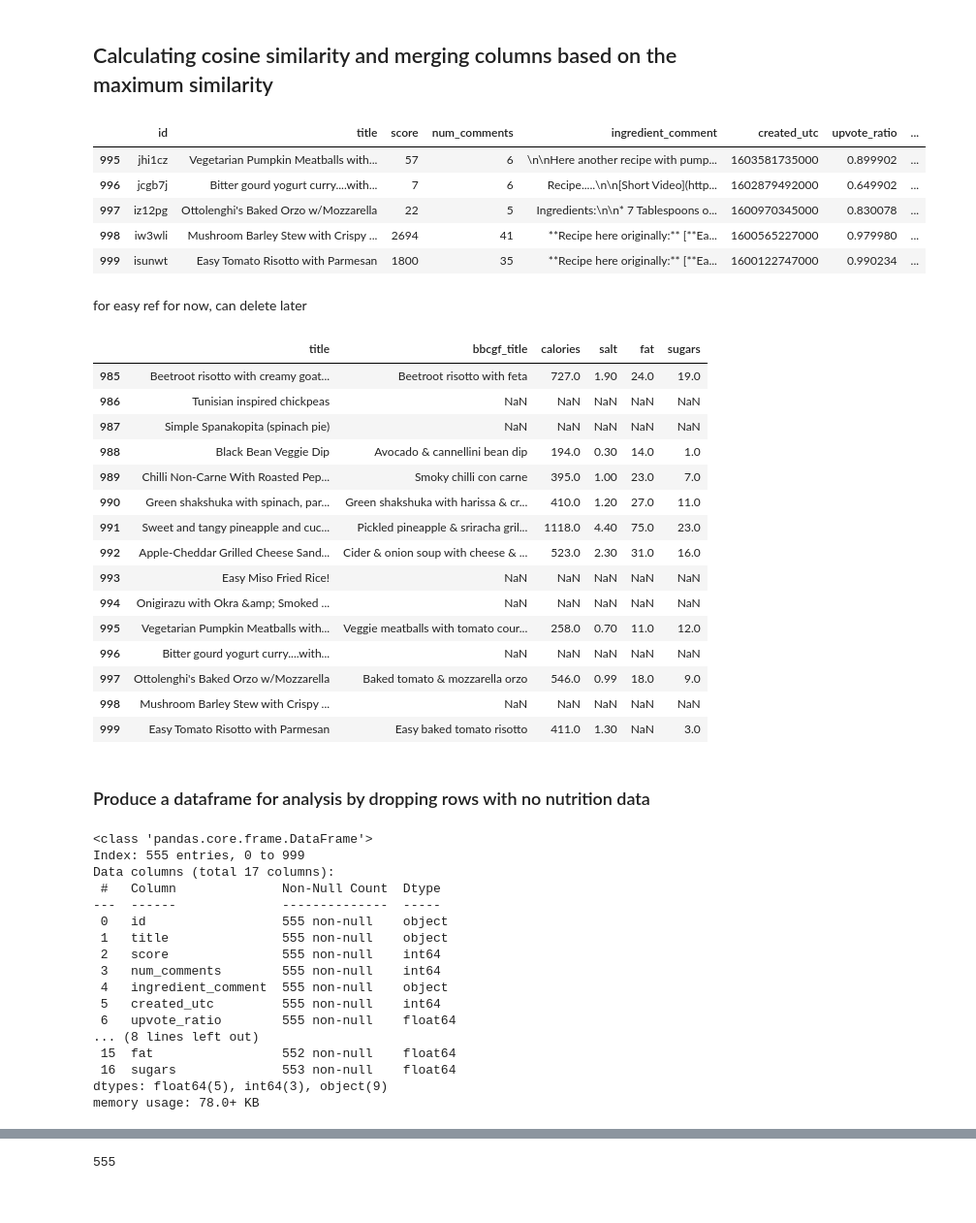
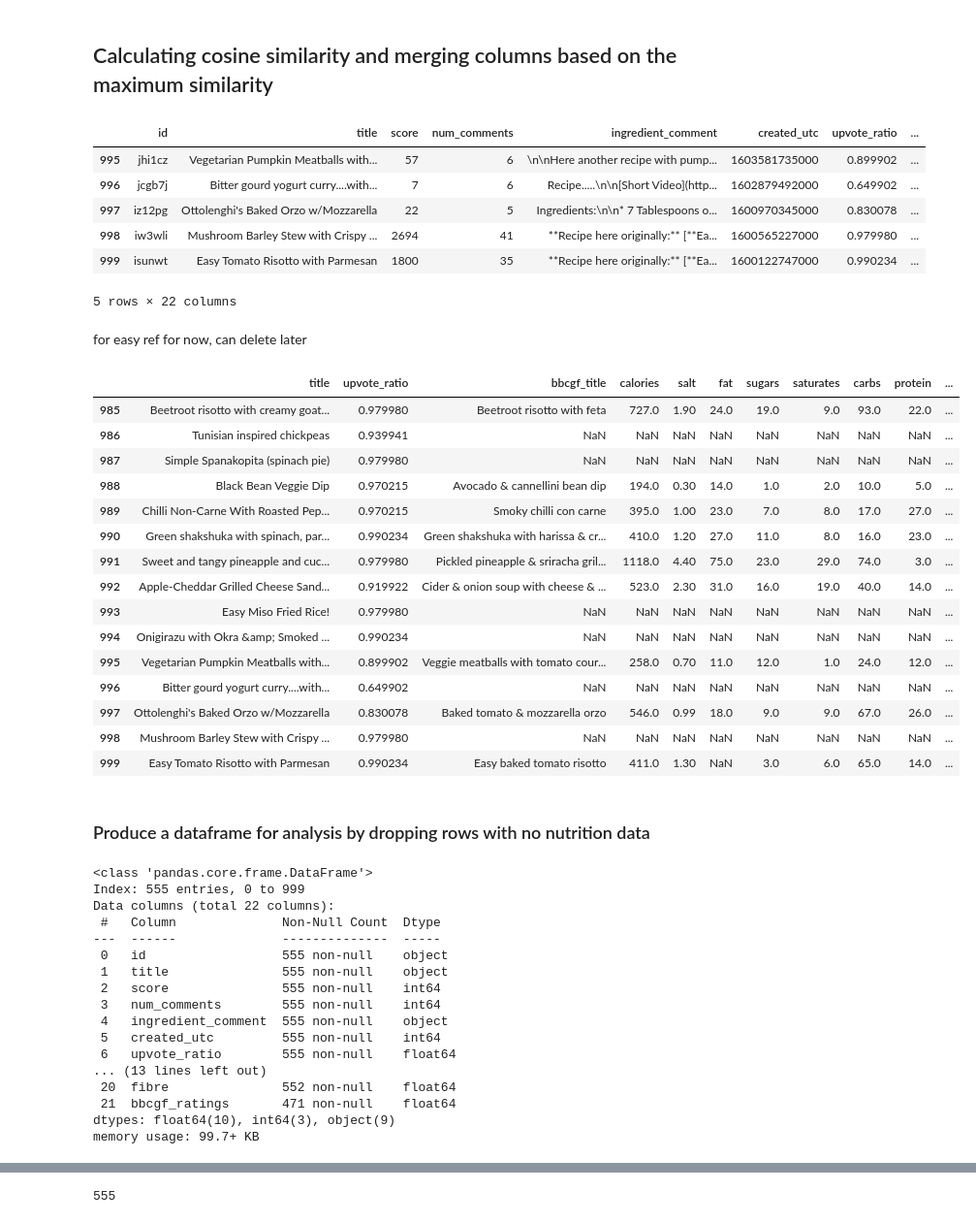
Before and after one commit to lse-ds105/ds105a-project-chadgpt, a Jupyter notebook: notebooks/04 Tests for Cosine Similarity.ipynb, the cells around one changed output, grey strips where cells are left out. Shown: that part at 97% size. Saved outputs shown, nothing was run; the diff lists cells and outputs as text; code cells hidden in the pictures.

Commit message:
produced updated merged df for analysis

```diff
--- a/notebooks/04 Tests for Cosine Similarity.ipynb
+++ b/notebooks/04 Tests for Cosine Similarity.ipynb
@@ -139,7 +116,7 @@ from sklearn.metrics.pairwise import cosine_similarity
 df_reddit = df_filtered.copy()
 model = SentenceTransformer('sentence-transformers/all-mpnet-base-v2')
 similarity_threshold = 0.75
-merge_columns = ['bbcgf_title', 'calories', 'salt', 'fat', 'sugars']
+merge_columns = ['bbcgf_title', 'calories', 'salt', 'fat', 'sugars', 'saturates', 'carbs', 'protein', 'fibre', 'bbcgf_ratings']
 
 # Encode titles using Sentence Transformer
 embeddings_reddit = model.encode(df_reddit['title'].tolist())
@@ -166,40 +143,41 @@ df_reddit.tail()
 | 997 | iz12pg | Ottolenghi's Baked Orzo w/Mozzarella | 22 | 5 | Ingredients:\n\n* 7 Tablespoons o... | 1600970345000 | 0.830078 | ... |
 | 998 | iw3wli | Mushroom Barley Stew with Crispy ... | 2694 | 41 | **Recipe here originally:** [**Ea... | 1600565227000 | 0.979980 | ... |
 | 999 | isunwt | Easy Tomato Risotto with Parmesan | 1800 | 35 | **Recipe here originally:** [**Ea... | 1600122747000 | 0.990234 | ... |
+5 rows × 22 columns
 # %%
 df_reddit.to_csv('../data/merged_data.csv', index=False)
 # %% [markdown]
 for easy ref for now, can delete later
 # %%
-selected_columns = ['title', 'bbcgf_title', 'calories', 'salt', 'fat', 'sugars']
+selected_columns = ['title', 'upvote_ratio', 'bbcgf_title', 'calories', 'salt', 'fat', 'sugars', 'saturates', 'carbs', 'protein', 'fibre', 'bbcgf_ratings']
 df_selected = df_reddit[selected_columns]
 df_selected.tail(15)
 # %% [output]
-|  | title | bbcgf_title | calories | salt | fat | sugars |
-| 985 | Beetroot risotto with creamy goat... | Beetroot risotto with feta | 727.0 | 1.90 | 24.0 | 19.0 |
-| 986 | Tunisian inspired chickpeas | NaN | NaN | NaN | NaN | NaN |
-| 987 | Simple Spanakopita (spinach pie) | NaN | NaN | NaN | NaN | NaN |
-| 988 | Black Bean Veggie Dip | Avocado & cannellini bean dip | 194.0 | 0.30 | 14.0 | 1.0 |
-| 989 | Chilli Non-Carne With Roasted Pep... | Smoky chilli con carne | 395.0 | 1.00 | 23.0 | 7.0 |
-| 990 | Green shakshuka with spinach, par... | Green shakshuka with harissa & cr... | 410.0 | 1.20 | 27.0 | 11.0 |
-| 991 | Sweet and tangy pineapple and cuc... | Pickled pineapple & sriracha gril... | 1118.0 | 4.40 | 75.0 | 23.0 |
-| 992 | Apple-Cheddar Grilled Cheese Sand... | Cider & onion soup with cheese & ... | 523.0 | 2.30 | 31.0 | 16.0 |
-| 993 | Easy Miso Fried Rice! | NaN | NaN | NaN | NaN | NaN |
-| 994 | Onigirazu with Okra &amp; Smoked ... | NaN | NaN | NaN | NaN | NaN |
-| 995 | Vegetarian Pumpkin Meatballs with... | Veggie meatballs with tomato cour... | 258.0 | 0.70 | 11.0 | 12.0 |
-| 996 | Bitter gourd yogurt curry....with... | NaN | NaN | NaN | NaN | NaN |
-| 997 | Ottolenghi's Baked Orzo w/Mozzarella | Baked tomato & mozzarella orzo | 546.0 | 0.99 | 18.0 | 9.0 |
-| 998 | Mushroom Barley Stew with Crispy ... | NaN | NaN | NaN | NaN | NaN |
-| 999 | Easy Tomato Risotto with Parmesan | Easy baked tomato risotto | 411.0 | 1.30 | NaN | 3.0 |
+|  | title | upvote_ratio | bbcgf_title | calories | salt | fat | sugars | saturates | carbs | protein | ... |
+| 985 | Beetroot risotto with creamy goat... | 0.979980 | Beetroot risotto with feta | 727.0 | 1.90 | 24.0 | 19.0 | 9.0 | 93.0 | 22.0 | ... |
+| 986 | Tunisian inspired chickpeas | 0.939941 | NaN | NaN | NaN | NaN | NaN | NaN | NaN | NaN | ... |
+| 987 | Simple Spanakopita (spinach pie) | 0.979980 | NaN | NaN | NaN | NaN | NaN | NaN | NaN | NaN | ... |
+| 988 | Black Bean Veggie Dip | 0.970215 | Avocado & cannellini bean dip | 194.0 | 0.30 | 14.0 | 1.0 | 2.0 | 10.0 | 5.0 | ... |
+| 989 | Chilli Non-Carne With Roasted Pep... | 0.970215 | Smoky chilli con carne | 395.0 | 1.00 | 23.0 | 7.0 | 8.0 | 17.0 | 27.0 | ... |
+| 990 | Green shakshuka with spinach, par... | 0.990234 | Green shakshuka with harissa & cr... | 410.0 | 1.20 | 27.0 | 11.0 | 8.0 | 16.0 | 23.0 | ... |
+| 991 | Sweet and tangy pineapple and cuc... | 0.979980 | Pickled pineapple & sriracha gril... | 1118.0 | 4.40 | 75.0 | 23.0 | 29.0 | 74.0 | 3.0 | ... |
+| 992 | Apple-Cheddar Grilled Cheese Sand... | 0.919922 | Cider & onion soup with cheese & ... | 523.0 | 2.30 | 31.0 | 16.0 | 19.0 | 40.0 | 14.0 | ... |
+| 993 | Easy Miso Fried Rice! | 0.979980 | NaN | NaN | NaN | NaN | NaN | NaN | NaN | NaN | ... |
+| 994 | Onigirazu with Okra &amp; Smoked ... | 0.990234 | NaN | NaN | NaN | NaN | NaN | NaN | NaN | NaN | ... |
+| 995 | Vegetarian Pumpkin Meatballs with... | 0.899902 | Veggie meatballs with tomato cour... | 258.0 | 0.70 | 11.0 | 12.0 | 1.0 | 24.0 | 12.0 | ... |
+| 996 | Bitter gourd yogurt curry....with... | 0.649902 | NaN | NaN | NaN | NaN | NaN | NaN | NaN | NaN | ... |
+| 997 | Ottolenghi's Baked Orzo w/Mozzarella | 0.830078 | Baked tomato & mozzarella orzo | 546.0 | 0.99 | 18.0 | 9.0 | 9.0 | 67.0 | 26.0 | ... |
+| 998 | Mushroom Barley Stew with Crispy ... | 0.979980 | NaN | NaN | NaN | NaN | NaN | NaN | NaN | NaN | ... |
+| 999 | Easy Tomato Risotto with Parmesan | 0.990234 | Easy baked tomato risotto | 411.0 | 1.30 | NaN | 3.0 | 6.0 | 65.0 | 14.0 | ... |
 # %% [markdown]
 ### Produce a dataframe for analysis by dropping rows with no nutrition data
 # %%
-df_for_analysis = df_reddit.dropna(subset=['bbcgf_title', 'calories', 'salt', 'fat', 'sugars'], how='all')
+df_for_analysis = df_reddit.dropna(subset=merge_columns, how='all')
 df_for_analysis.info()
 # %% [output]
 <class 'pandas.core.frame.DataFrame'>
 Index: 555 entries, 0 to 999
-Data columns (total 17 columns):
+Data columns (total 22 columns):
  #   Column              Non-Null Count  Dtype
 ---  ------              --------------  -----
  0   id                  555 non-null    object
@@ -209,8 +187,8 @@ Data columns (total 17 columns):
  4   ingredient_comment  555 non-null    object
  5   created_utc         555 non-null    int64
  6   upvote_ratio        555 non-null    float64
-... (8 lines left out)
- 15  fat                 552 non-null    float64
- 16  sugars              553 non-null    float64
-dtypes: float64(5), int64(3), object(9)
-memory usage: 78.0+ KB
+... (13 lines left out)
+ 20  fibre               552 non-null    float64
+ 21  bbcgf_ratings       471 non-null    float64
+dtypes: float64(10), int64(3), object(9)
+memory usage: 99.7+ KB
```
Also changed, not shown: parts of 5 cells of this notebook, 3 other files.
